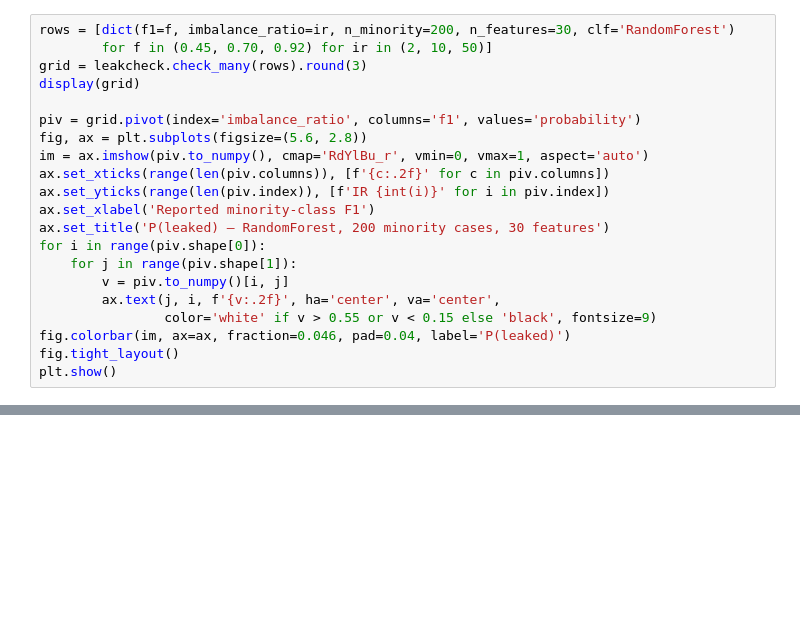
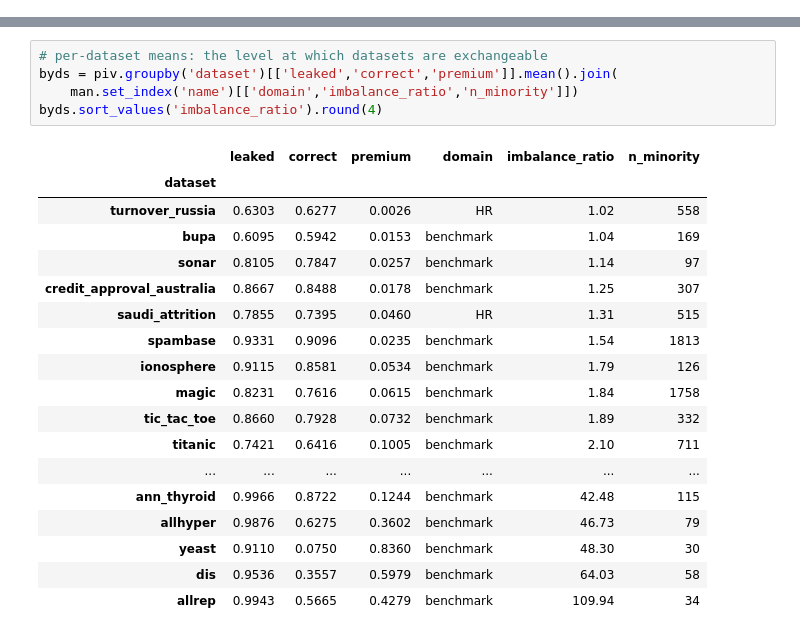
Before and after one commit to occbuu/leakage-premium, a Jupyter notebook: Code/analysis.ipynb, the cells around one changed output, grey strips where cells are left out. Cells and saved outputs as stored; diff of their text form; blank space fills up the shorter version.

```diff
--- a/Code/analysis.ipynb
+++ b/Code/analysis.ipynb
@@ -130,21 +28,0 @@ Reported minority-class F1 of 0.920 on a problem with imbalance ratio 5.2, 237 m
-# %%
-rows = [dict(f1=f, imbalance_ratio=ir, n_minority=200, n_features=30, clf='RandomForest')
-        for f in (0.45, 0.70, 0.92) for ir in (2, 10, 50)]
-grid = leakcheck.check_many(rows).round(3)
-display(grid)
-
-piv = grid.pivot(index='imbalance_ratio', columns='f1', values='probability')
-fig, ax = plt.subplots(figsize=(5.6, 2.8))
-im = ax.imshow(piv.to_numpy(), cmap='RdYlBu_r', vmin=0, vmax=1, aspect='auto')
-ax.set_xticks(range(len(piv.columns)), [f'{c:.2f}' for c in piv.columns])
-ax.set_yticks(range(len(piv.index)), [f'IR {int(i)}' for i in piv.index])
-ax.set_xlabel('Reported minority-class F1')
-ax.set_title('P(leaked) — RandomForest, 200 minority cases, 30 features')
-for i in range(piv.shape[0]):
-    for j in range(piv.shape[1]):
-        v = piv.to_numpy()[i, j]
-        ax.text(j, i, f'{v:.2f}', ha='center', va='center',
-                color='white' if v > 0.55 or v < 0.15 else 'black', fontsize=9)
-fig.colorbar(im, ax=ax, fraction=0.046, pad=0.04, label='P(leaked)')
-fig.tight_layout()
-plt.show()
@@ -222,0 +53,24 @@ print('Run tests from the repository root: python -m pytest -q')
+# %%
+# per-dataset means: the level at which datasets are exchangeable
+byds = piv.groupby('dataset')[['leaked','correct','premium']].mean().join(
+    man.set_index('name')[['domain','imbalance_ratio','n_minority']])
+byds.sort_values('imbalance_ratio').round(4)
+# %% [output]
+|  | leaked | correct | premium | domain | imbalance_ratio | n_minority |
+| dataset |  |  |  |  |  |  |
+| turnover_russia | 0.6303 | 0.6277 | 0.0026 | HR | 1.02 | 558 |
+| bupa | 0.6095 | 0.5942 | 0.0153 | benchmark | 1.04 | 169 |
+| sonar | 0.8105 | 0.7847 | 0.0257 | benchmark | 1.14 | 97 |
+| credit_approval_australia | 0.8667 | 0.8488 | 0.0178 | benchmark | 1.25 | 307 |
+| saudi_attrition | 0.7855 | 0.7395 | 0.0460 | HR | 1.31 | 515 |
+| spambase | 0.9331 | 0.9096 | 0.0235 | benchmark | 1.54 | 1813 |
+| ionosphere | 0.9115 | 0.8581 | 0.0534 | benchmark | 1.79 | 126 |
+| magic | 0.8231 | 0.7616 | 0.0615 | benchmark | 1.84 | 1758 |
+| tic_tac_toe | 0.8660 | 0.7928 | 0.0732 | benchmark | 1.89 | 332 |
+| titanic | 0.7421 | 0.6416 | 0.1005 | benchmark | 2.10 | 711 |
+| ... | ... | ... | ... | ... | ... | ... |
+| ann_thyroid | 0.9966 | 0.8722 | 0.1244 | benchmark | 42.48 | 115 |
+| allhyper | 0.9876 | 0.6275 | 0.3602 | benchmark | 46.73 | 79 |
+| yeast | 0.9110 | 0.0750 | 0.8360 | benchmark | 48.30 | 30 |
+| dis | 0.9536 | 0.3557 | 0.5979 | benchmark | 64.03 | 58 |
+| allrep | 0.9943 | 0.5665 | 0.4279 | benchmark | 109.94 | 34 |
```
Also changed, not shown: parts of 30 cells of this notebook, 44 other files.
